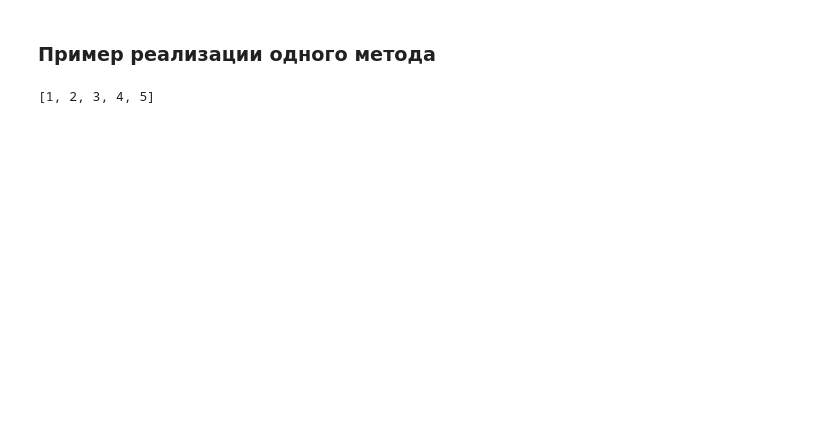
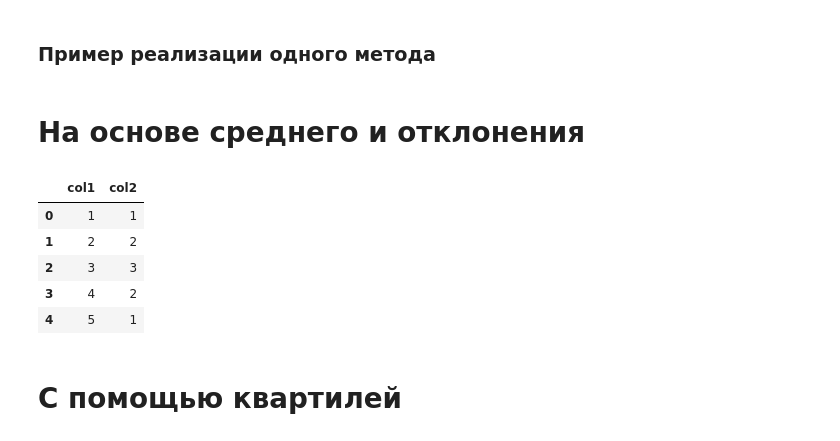
Before and after one commit to kyv1r/DZpoML1, a Jupyter notebook: lab2/Задание_2.ipynb, the cells around one changed output. Cells and saved outputs as stored; diff of their text form; code cells hidden in the pictures; blank space fills up the shorter version.

```diff
--- a/lab2/Задание_2.ipynb
+++ b/lab2/Задание_2.ipynb
@@ -357,19 +312,2 @@ Index: []
 # %% [markdown]
 ### Пример реализации одного метода
-# %%
-from statistics import median, mean
-
-class Outline:
-  def __init__(self, df):
-    self.df = df
-
-  def delete_outline_by_mean(self, column_name):
-    mean_data = mean(self.df[column_name])
-    maximum = mean_data * 2
-    result = []
-
-    for item in self.df[column_name]:
-      if abs(item - mean_data) < maximum:
-        result.append(item)
-
-    return result
@@ -376,12 +367,22 @@ class Outline:
+# %% [markdown]
+# **На основе среднего и отклонения**
 # %%
 data = pd.DataFrame(
     data = {
         "col1": [1, 2, 3, 4, 5, 1000],
         "col2": [1, 2, 3, 2, 1, 4]
     }
 )
 
 so = Outline(data)
-so.delete_outline_by_mean("col1")
+
+so.find_outliers_mean_std("col1")
 # %% [output]
-[1, 2, 3, 4, 5]
+|  | col1 | col2 |
+| 0 | 1 | 1 |
+| 1 | 2 | 2 |
+| 2 | 3 | 3 |
+| 3 | 4 | 2 |
+| 4 | 5 | 1 |
+# %% [markdown]
+# **С помощью квартилей**
```
Also changed, not shown: parts of 6 cells of this notebook.
